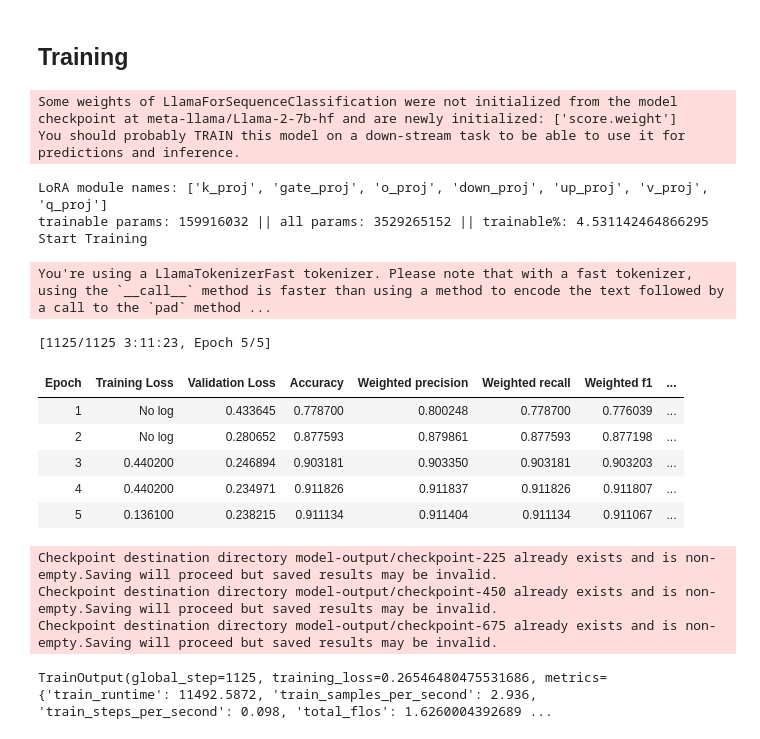
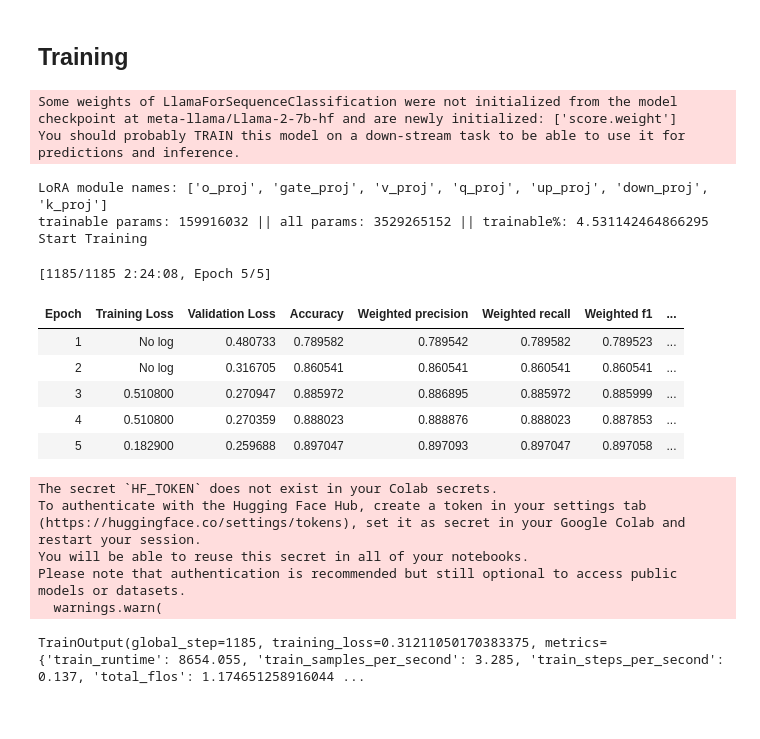
Before and after one commit to KaishuoWang/Automated-Requirements-Classification, a Jupyter notebook: llama2.ipynb, the cells around one changed output. Saved outputs shown, nothing was run; the diff lists cells and outputs as text; code cells hidden in the pictures.

```diff
--- a/llama2.ipynb
+++ b/llama2.ipynb
@@ -102,7 +112,7 @@ dronology['text'] = dronology['STR.REQ']
 dronology['label'] = dronology['class']
 dronology = dronology.drop(['issueid', 'STR.REQ', 'class'], axis=1)
 
-# dronology = dronology.drop_duplicates(subset=["text"], keep="first")
+dronology = dronology.drop_duplicates(subset=["text"], keep="first")
 
 print(dronology['label'].value_counts())
 dronology.head(10)
@@ -262,46 +272,47 @@ model = load_model(model_name)
 model.config.pad_token_id = model.config.eos_token_id
 
 training_args = TrainingArguments(
-    output_dir="model-output",
+    output_dir="llama2-7B-ReqORNot",
     learning_rate=2e-5,
-    per_device_train_batch_size=30,
-    per_device_eval_batch_size=30,
+    per_device_train_batch_size=24,
+    per_device_eval_batch_size=24,
     num_train_epochs=5,
     weight_decay=0.01,
     evaluation_strategy="epoch",
     save_strategy="epoch",
     load_best_model_at_end=True,
 )
 
 trainer = Trainer(
     model=model,
     args=training_args,
     train_dataset=tokenized_data["train"],
     eval_dataset=tokenized_data["test"],
     tokenizer=tokenizer,
     data_collator=data_collator,
     compute_metrics=compute_metrics,
 )
 
 model.config.use_cache = False
 
 print('Start Training')
 trainer.train()
 # %% [output]
 Some weights of LlamaForSequenceClassification were not initialized from the model checkpoint at meta-llama/Llama-2-7b-hf and are newly initialized: ['score.weight']
 You should probably TRAIN this model on a down-stream task to be able to use it for predictions and inference.
-LoRA module names: ['k_proj', 'gate_proj', 'o_proj', 'down_proj', 'up_proj', 'v_proj', 'q_proj']
+LoRA module names: ['o_proj', 'gate_proj', 'v_proj', 'q_proj', 'up_proj', 'down_proj', 'k_proj']
 trainable params: 159916032 || all params: 3529265152 || trainable%: 4.531142464866295
 Start Training
-You're using a LlamaTokenizerFast tokenizer. Please note that with a fast tokenizer, using the `__call__` method is faster than using a method to encode the text followed by a call to the `pad` method ...
+[1185/1185 2:24:08, Epoch 5/5]
+| Epoch | Training Loss | Validation Loss | Accuracy | Weighted precision | Weighted recall | Weighted f1 | ... |
+| 1 | No log | 0.480733 | 0.789582 | 0.789542 | 0.789582 | 0.789523 | ... |
+| 2 | No log | 0.316705 | 0.860541 | 0.860541 | 0.860541 | 0.860541 | ... |
+| 3 | 0.510800 | 0.270947 | 0.885972 | 0.886895 | 0.885972 | 0.885999 | ... |
+| 4 | 0.510800 | 0.270359 | 0.888023 | 0.888876 | 0.888023 | 0.887853 | ... |
+| 5 | 0.182900 | 0.259688 | 0.897047 | 0.897093 | 0.897047 | 0.897058 | ... |
-[1125/1125 3:11:23, Epoch 5/5]
+The secret `HF_TOKEN` does not exist in your Colab secrets.
+To authenticate with the Hugging Face Hub, create a token in your settings tab (https://huggingface.co/settings/tokens), set it as secret in your Google Colab and restart your session.
+You will be able to reuse this secret in all of your notebooks.
+Please note that authentication is recommended but still optional to access public models or datasets.
+  warnings.warn(
-| Epoch | Training Loss | Validation Loss | Accuracy | Weighted precision | Weighted recall | Weighted f1 | ... |
-| 1 | No log | 0.433645 | 0.778700 | 0.800248 | 0.778700 | 0.776039 | ... |
-| 2 | No log | 0.280652 | 0.877593 | 0.879861 | 0.877593 | 0.877198 | ... |
-| 3 | 0.440200 | 0.246894 | 0.903181 | 0.903350 | 0.903181 | 0.903203 | ... |
-| 4 | 0.440200 | 0.234971 | 0.911826 | 0.911837 | 0.911826 | 0.911807 | ... |
-| 5 | 0.136100 | 0.238215 | 0.911134 | 0.911404 | 0.911134 | 0.911067 | ... |
-Checkpoint destination directory model-output/checkpoint-225 already exists and is non-empty.Saving will proceed but saved results may be invalid.
-Checkpoint destination directory model-output/checkpoint-450 already exists and is non-empty.Saving will proceed but saved results may be invalid.
-Checkpoint destination directory model-output/checkpoint-675 already exists and is non-empty.Saving will proceed but saved results may be invalid.
+TrainOutput(global_step=1185, training_loss=0.31211050170383375, metrics={'train_runtime': 8654.055, 'train_samples_per_second': 3.285, 'train_steps_per_second': 0.137, 'total_flos': 1.174651258916044 ...
-TrainOutput(global_step=1125, training_loss=0.26546480475531686, metrics={'train_runtime': 11492.5872, 'train_samples_per_second': 2.936, 'train_steps_per_second': 0.098, 'total_flos': 1.6260004392689 ...
```
Also changed, not shown: parts of 10 cells of this notebook, 5 other files.
